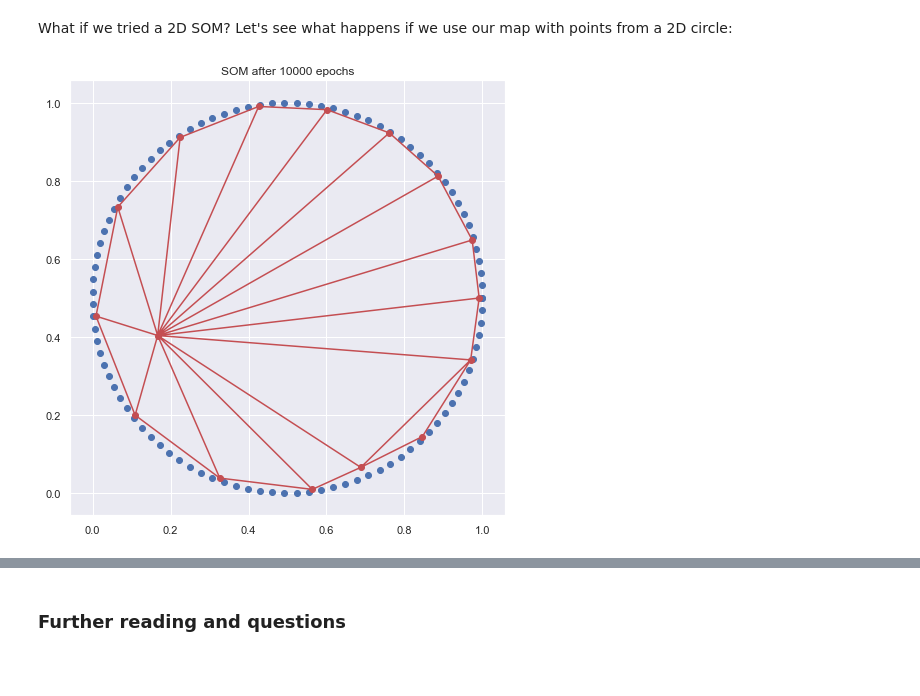
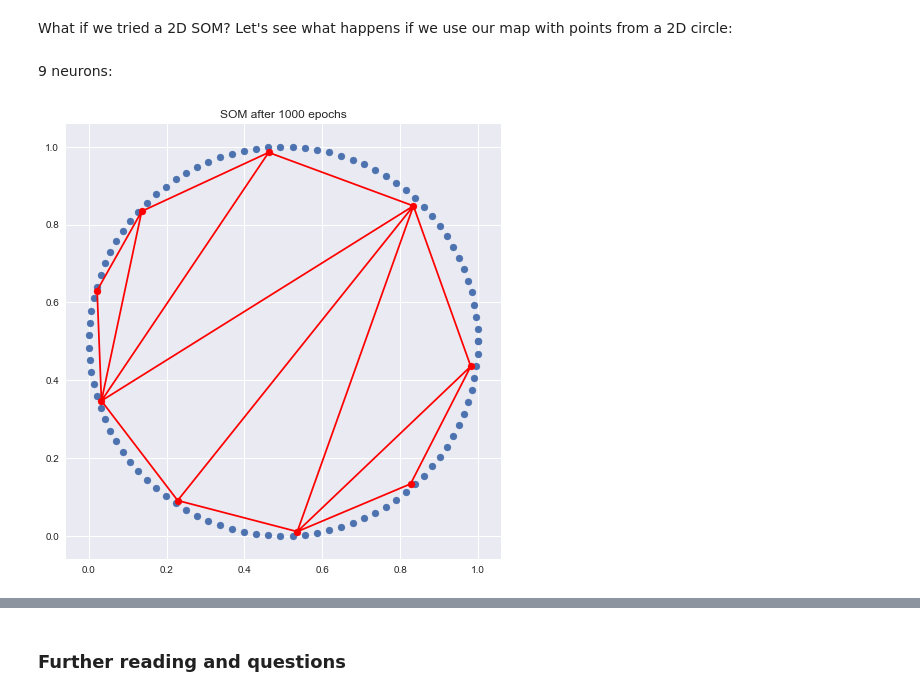
Before and after one commit to AMSUFV/SOM, a Jupyter notebook: SOM.ipynb, the cells around one changed output, grey strips where cells are left out. Saved outputs shown, nothing was run; the diff lists cells and outputs as text; code cells hidden in the pictures; blank space fills up the shorter version.

```diff
--- a/SOM.ipynb
+++ b/SOM.ipynb
@@ -158,10 +194,13 @@ for epoch in range(epochs):
 Let's pack things up and experiment. We'll tailor the functions we just used to our needs:
 # %%
 class SOM:
-    def __init__(self, map_side=10, input_dim=3, learning_rate=0.3, neighborhood=5):
+    def __init__(self, map_side=10, input_dim=3, learning_rate=0.3, neighborhood=None):
         self.weight_matrix = np.random.random((map_side, map_side, input_dim))
-        self.learning_rate = 0.3
-        self.neighborhood = 5
+        self.learning_rate = learning_rate
+        if neighborhood is None:
+            self.neighborhood = map_side / 2
+        else:
+            self.neighborhood = neighborhood
 
     def _show_3dmap(self, i=None):
         clear_output(wait=True)
@@ -203,8 +242,11 @@ class SOM:
         return initial_neighborhood - (initial_neighborhood / max_iterations) * current_iteration
 
     @staticmethod
-    def lr_decay(distance_to_bmu, current_neighborhood):
-        return np.exp(-distance_to_bmu / (2 * (current_neighborhood**2)))
+    def lr_decay(distance, current_nb):
+        a = 1 / np.sqrt(2 * np.pi)
+        c = np.max(distance) / 2
+
+        return np.exp(-(distance**2) / (2 * c**2))
 
     def train(self, dataset, epochs=1000, show_progress=True, interval=100, normalize_inputs=True):
         if normalize_inputs:
@@ -256,8 +289,10 @@ What if we tried a 2D SOM? Let's see what happens if we use our map with points
 theta = np.linspace(0, 2*np.pi, 100)
 a, b = np.cos(theta), np.sin(theta)
 dataset = np.array(list(zip(a, b)))
-
-som2d = SOM(map_side=4, input_dim=2, neighborhood=0.5, learning_rate=0.4)
-som2d.train(dataset, epochs=10000, interval=2000)
-# %% [output]
-[figure, removed]
+# %% [markdown]
+9 neurons:
+# %%
+som2d = SOM(map_side=3, input_dim=2, neighborhood=0.5, learning_rate=0.4)
+som2d.train(dataset, epochs=1000, interval=100)
+# %% [output]
+[figure, added]
```
Also changed, not shown: parts of 19 cells of this notebook.
